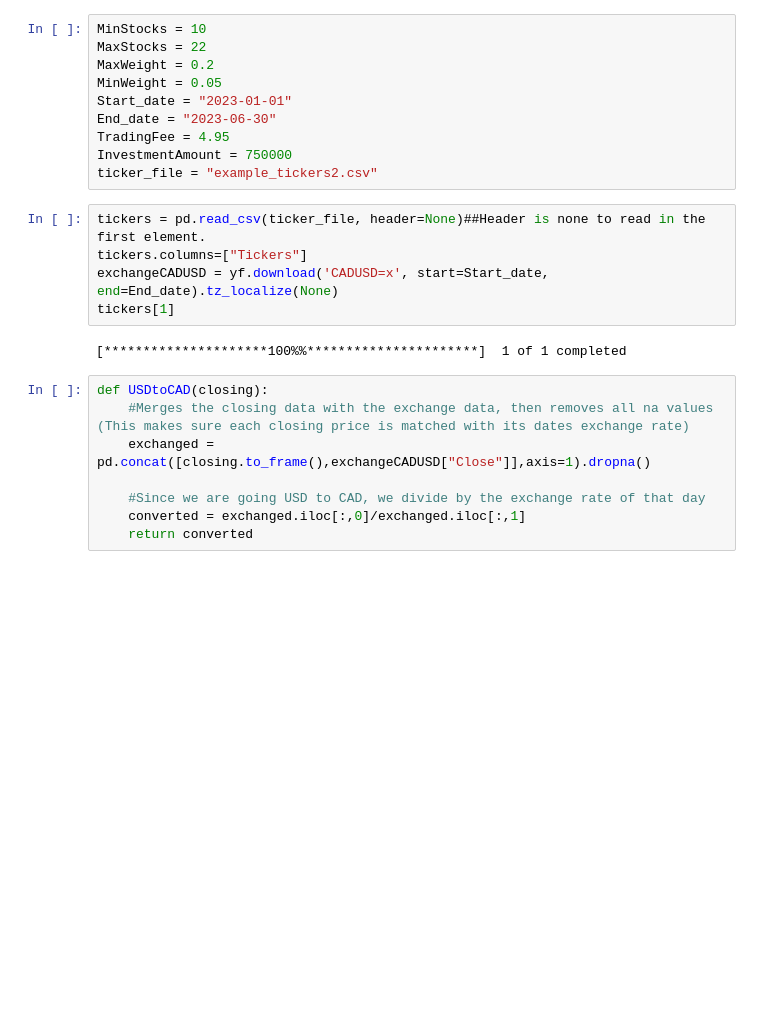
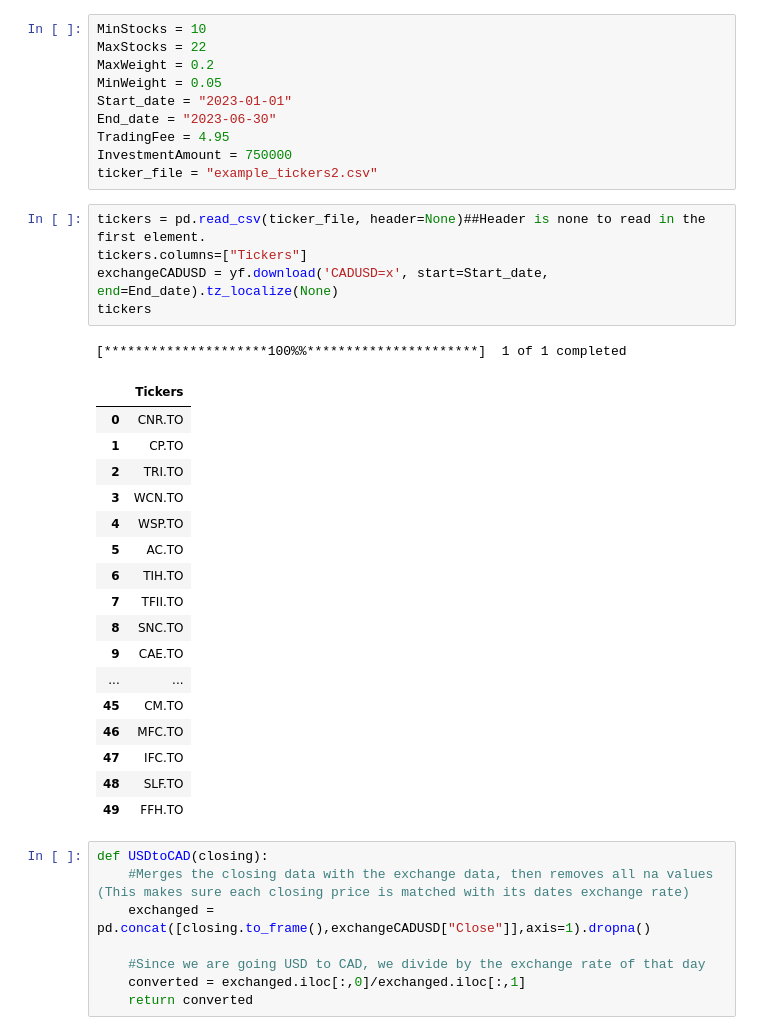
Before and after one commit to Chara1236/PortfolioGenerator, a Jupyter notebook: Portfolio_Generator.ipynb, the cells around one changed output. Drawn from its saved outputs; the diff is of its cells as text; blank space fills up the shorter version.

```diff
--- a/Portfolio_Generator.ipynb
+++ b/Portfolio_Generator.ipynb
@@ -21,10 +21,27 @@ ticker_file = "example_tickers2.csv"
 # %%
 tickers = pd.read_csv(ticker_file, header=None)##Header is none to read in the first element.
 tickers.columns=["Tickers"]
 exchangeCADUSD = yf.download('CADUSD=x', start=Start_date, end=End_date).tz_localize(None)
-tickers[1]
+tickers
 # %% [output]
 [*********************100%%**********************]  1 of 1 completed
+|  | Tickers |
+| 0 | CNR.TO |
+| 1 | CP.TO |
+| 2 | TRI.TO |
+| 3 | WCN.TO |
+| 4 | WSP.TO |
+| 5 | AC.TO |
+| 6 | TIH.TO |
+| 7 | TFII.TO |
+| 8 | SNC.TO |
+| 9 | CAE.TO |
+| ... | ... |
+| 45 | CM.TO |
+| 46 | MFC.TO |
+| 47 | IFC.TO |
+| 48 | SLF.TO |
+| 49 | FFH.TO |
 # %%
 def USDtoCAD(closing):
     #Merges the closing data with the exchange data, then removes all na values (This makes sure each closing price is matched with its dates exchange rate)
```
Also changed, not shown: parts of 9 cells of this notebook.
